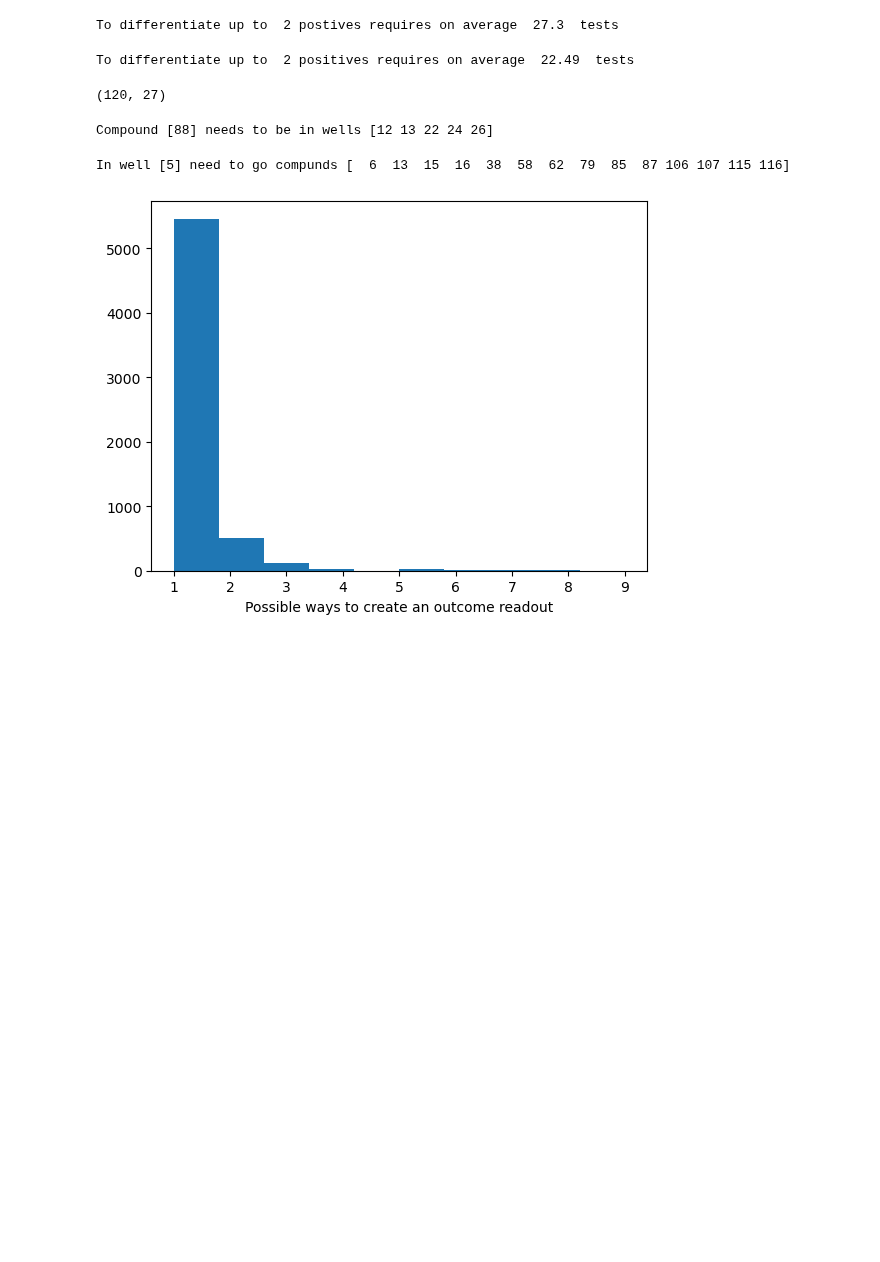
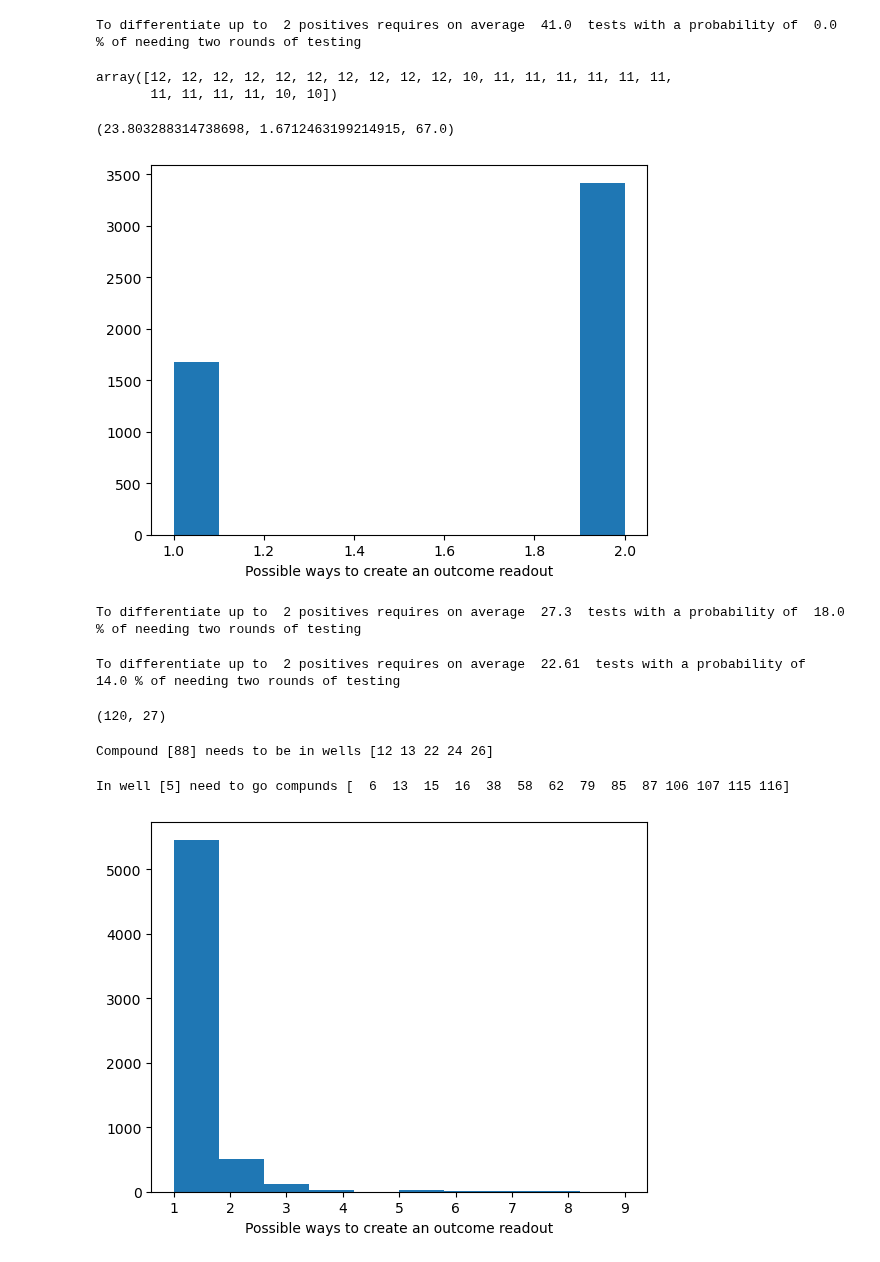
Before and after one commit to trouillon-lab/PoolPy, a Jupyter notebook: Julian_pooling.ipynb, the cells around one changed output. Cells and saved outputs as stored; diff of their text form; code cells hidden in the pictures; blank space fills up the shorter version.

```diff
--- a/Julian_pooling.ipynb
+++ b/Julian_pooling.ipynb
@@ -320,11 +575,39 @@ def output_table(well_assigner:np.array,output_file_name='output_table'):
+# %%
+dff=2
+mean_exp, _, perc_check= mean_metrics(WA, dff)
+print('To differentiate up to ', dff, 'positives requires on average ', np.round(mean_exp,2),
+      ' tests with a probability of ', perc_check, '% of needing two rounds of testing' )
+# %% [output]
+To differentiate up to  2 positives requires on average  41.0  tests with a probability of  0.0 % of needing two rounds of testing
+# %%
+WA=assign_wells_mat(130)
+# %%
+np.sum(WA, axis=0)
+# %% [output]
+array([12, 12, 12, 12, 12, 12, 12, 12, 12, 12, 10, 11, 11, 11, 11, 11, 11,
+       11, 11, 11, 11, 10, 10])
+# %%
+tf, WAS, countss= is_consistent(WA, 2)
+mean_metrics(WA, 2)
+# %% [output]
+(23.803288314738698, 1.6712463199214915, 67.0)
+# %%
+#Plot ambiguity
+plt.hist(countss)
+plt.xlabel('Possible ways to create an outcome readout')
+plt.show()
+# %% [output]
+[figure, added]
 # %%
 # Select number of compounds and make the well assigner
 NC=120
 WA=assign_wells_L(NC,differentiate=2)
 # %%
 dff=2
-MT=mean_tests(WA, dff)
-print('To differentiate up to ', dff, 'postives requires on average ', MT, ' tests' )
+#MT=mean_tests(WA, dff)
+mean_exp, _, perc_check= mean_metrics(WA, dff)
+print('To differentiate up to ', dff, 'positives requires on average ', np.round(mean_exp,2),
+      ' tests with a probability of ', perc_check, '% of needing two rounds of testing' )
 # %% [output]
-To differentiate up to  2 postives requires on average  27.3  tests
+To differentiate up to  2 positives requires on average  27.3  tests with a probability of  18.0 % of needing two rounds of testing
 # %%
@@ -332,9 +615,11 @@ WA=assign_wells_random(NC, 20, 22,100,2)
 # %%
 dff=2
-MT=mean_tests(WA, dff)
-print('To differentiate up to ', dff, 'positives requires on average ', np.round(MT,2), ' tests' )
+#MT=mean_tests(WA, dff)
+mean_exp, _, perc_check= mean_metrics(WA, dff)
+print('To differentiate up to ', dff, 'positives requires on average ', np.round(mean_exp,2),
+      ' tests with a probability of ', perc_check, '% of needing two rounds of testing' )
 # %% [output]
-To differentiate up to  2 positives requires on average  22.49  tests
+To differentiate up to  2 positives requires on average  22.61  tests with a probability of  14.0 % of needing two rounds of testing
 # %%
 #check shape for consistency
 WA.shape
```
Also changed, not shown: parts of 22 cells of this notebook, 2 other files.
